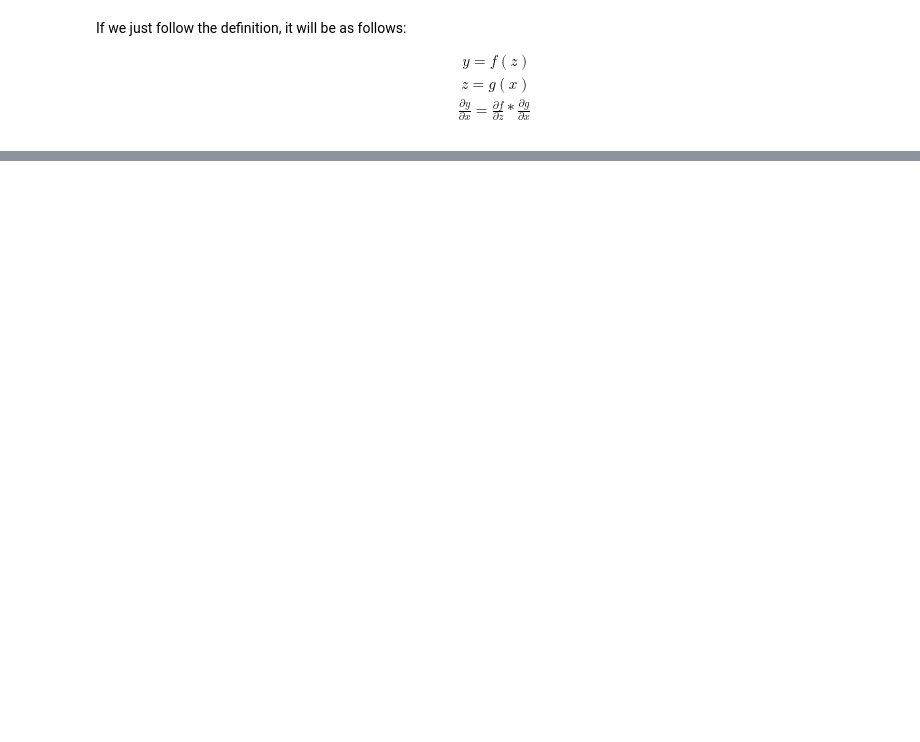
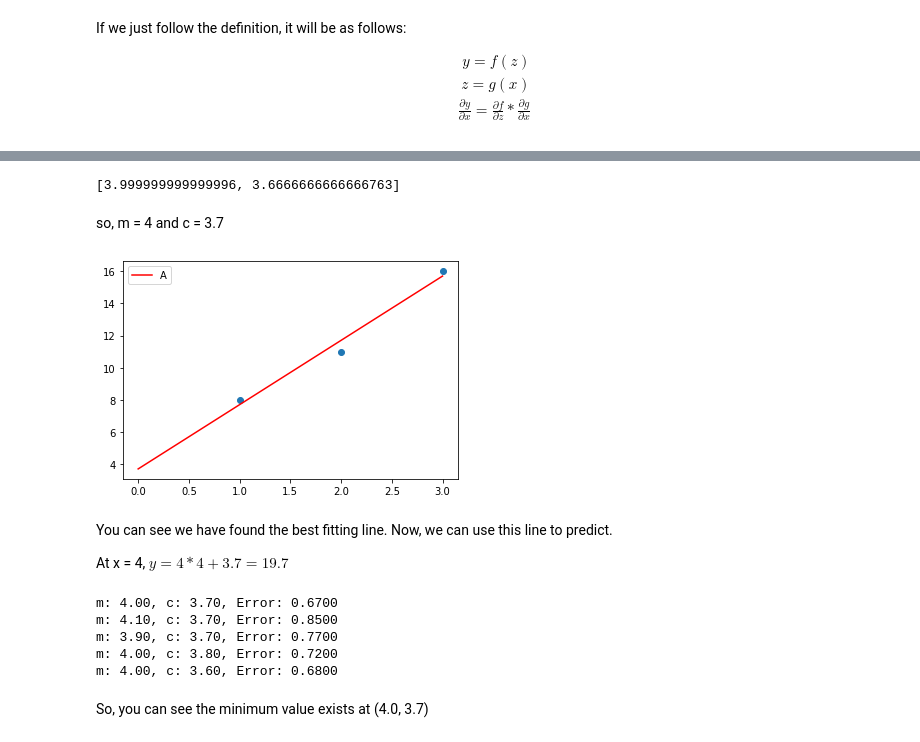
Before and after one commit to girisandeep/asop, a Jupyter notebook: Ancient Secrets of Prediction.ipynb, the cells around one changed output, grey strips where cells are left out. Saved outputs shown, nothing was run; the diff lists cells and outputs as text; code cells hidden in the pictures; blank space fills up the shorter version.

```diff
--- a/Ancient Secrets of Prediction.ipynb
+++ b/Ancient Secrets of Prediction.ipynb
@@ -453,0 +543,36 @@ z = g(x)\\
+# %%
+solve([[28, 12, 156], [12, 6, 70]])
+# %% [output]
+[3.999999999999996, 3.6666666666666763]
+# %% [markdown]
+so, m = 4 and c = 3.7
+# %%
+# Lets try to plot the line y = 4x + 3.7,
+# at x = 0, y = 3.7
+# at x = 3, y = 15.7
+
+plt.plot([0, 3], [3.7, 15.7], 'r-', label='A')
+plt.scatter([1, 2, 3], [ 8, 11, 16])
+plt.legend()
+plt.show()
+# %% [output]
+[figure, added]
+# %% [markdown]
+You can see we have found the best fitting line. Now, we can use this line to predict.
+
+At x = 4, $y = 4*4 + 3.7 = 19.7$
+# %%
+#Lets confirm if it is right.
+# Lets try in nearby points to (4.0, 3.7)
+all_m_c = [(4.0, 3.7), (4.1, 3.7), (3.9, 3.7), (4.0, 3.8), (4.0, 3.6)]
+for m, c in all_m_c:
+    E = (m*1 + c - 8)**2 + (m*2 + c - 11)**2 + (m*3 + c - 16)**2
+    print("m: %.2f, c: %.2f, Error: %.4f" % (m, c, E))
+# %% [output]
+m: 4.00, c: 3.70, Error: 0.6700
+m: 4.10, c: 3.70, Error: 0.8500
+m: 3.90, c: 3.70, Error: 0.7700
+m: 4.00, c: 3.80, Error: 0.7200
+m: 4.00, c: 3.60, Error: 0.6800
+# %% [markdown]
+So, you can see the minimum value exists at (4.0, 3.7)
```
Also changed, not shown: parts of 20 cells of this notebook.
